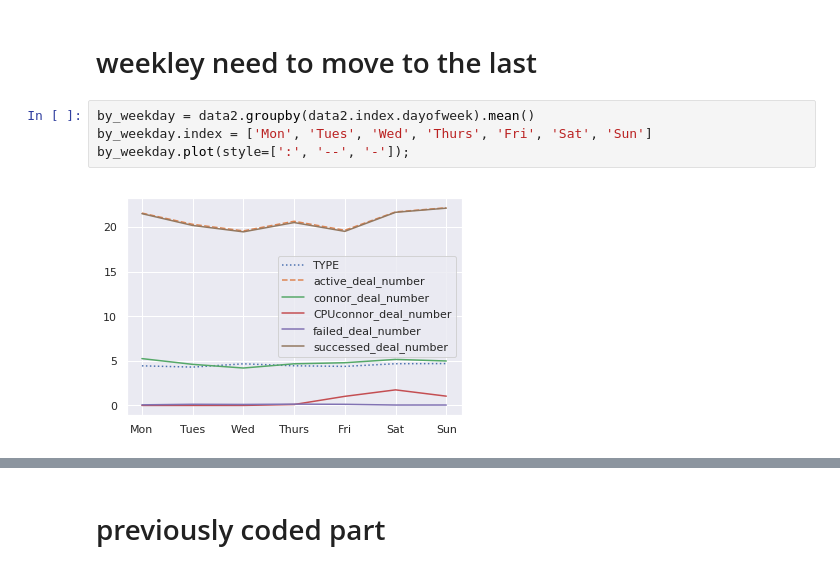
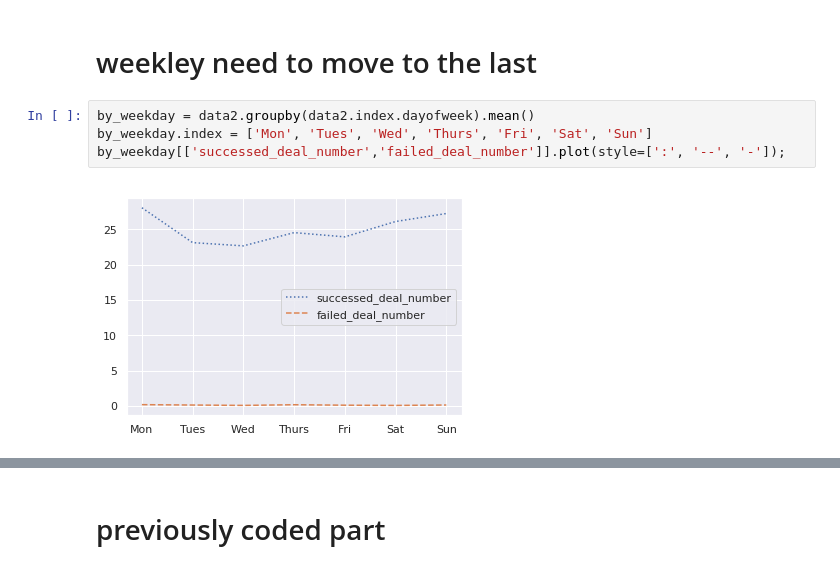
Before and after one commit to sonmcommunity/SONM_deals, a Jupyter notebook: Time_series-Ver2-Copy3.ipynb, the cells around one changed output, grey strips where cells are left out. Cells and saved outputs as stored; diff of their text form.

```diff
--- a/Time_series-Ver2-Copy3.ipynb
+++ b/Time_series-Ver2-Copy3.ipynb
@@ -1342,7 +1345,7 @@ data2[['failed_deal_number']].plot()
 # %%
 by_weekday = data2.groupby(data2.index.dayofweek).mean()
 by_weekday.index = ['Mon', 'Tues', 'Wed', 'Thurs', 'Fri', 'Sat', 'Sun']
-by_weekday.plot(style=[':', '--', '-']);
+by_weekday[['successed_deal_number','failed_deal_number']].plot(style=[':', '--', '-']);
 # %% [output]
-[figure, old version]
+[figure, new version]
 # %%
```
Also changed, not shown: parts of 149 cells of this notebook.
